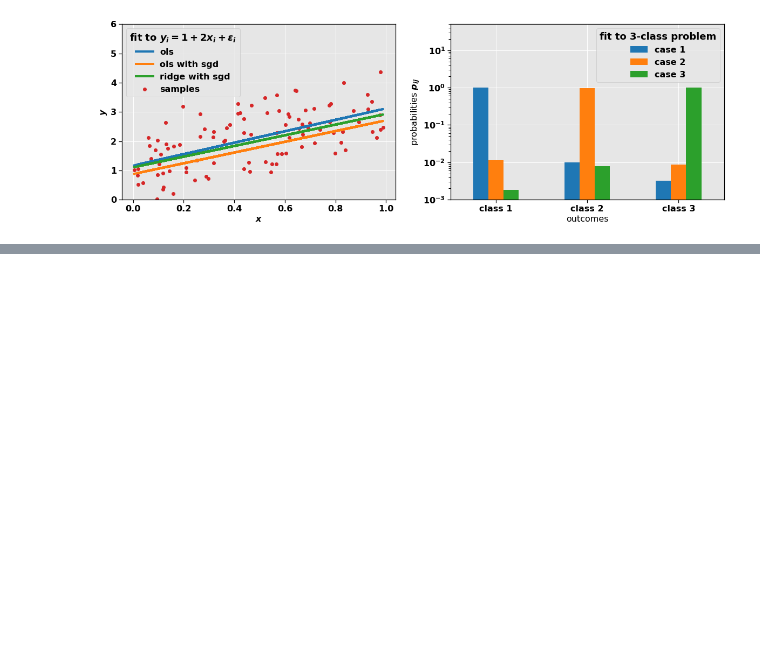
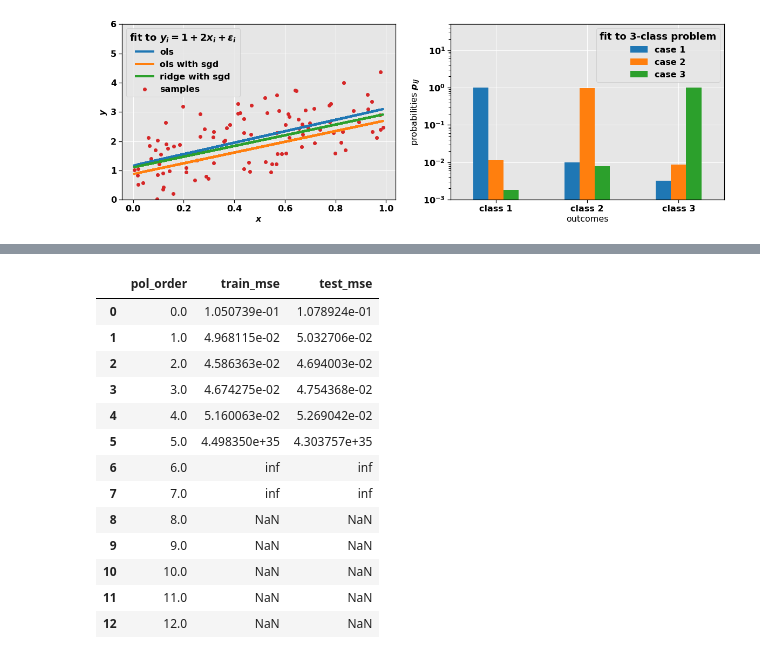
Before and after one commit to fonstelien/FYS-STK4155, a Jupyter notebook: project2/source/project2.ipynb, the cells around one changed output, grey strips where cells are left out. Saved outputs shown, nothing was run; the diff lists cells and outputs as text; code cells hidden in the pictures; blank space fills up the shorter version.

```diff
--- a/project2/source/project2.ipynb
+++ b/project2/source/project2.ipynb
@@ -164,0 +228,19 @@ plt.show()
+# %%
+sgd = SGD(epochs=250, batch_size=10, eta0=.4, learning_schedule='constant')
+df = run_ols_kfold(X, z, sgd, k=5, polynomial_orders=POL_ORDERS)
+df
+# %% [output]
+|  | pol_order | train_mse | test_mse |
+| 0 | 0.0 | 1.050739e-01 | 1.078924e-01 |
+| 1 | 1.0 | 4.968115e-02 | 5.032706e-02 |
+| 2 | 2.0 | 4.586363e-02 | 4.694003e-02 |
+| 3 | 3.0 | 4.674275e-02 | 4.754368e-02 |
+| 4 | 4.0 | 5.160063e-02 | 5.269042e-02 |
+| 5 | 5.0 | 4.498350e+35 | 4.303757e+35 |
+| 6 | 6.0 | inf | inf |
+| 7 | 7.0 | inf | inf |
+| 8 | 8.0 | NaN | NaN |
+| 9 | 9.0 | NaN | NaN |
+| 10 | 10.0 | NaN | NaN |
+| 11 | 11.0 | NaN | NaN |
+| 12 | 12.0 | NaN | NaN |
```
Also changed, not shown: parts of 9 cells of this notebook, 4 other files.
